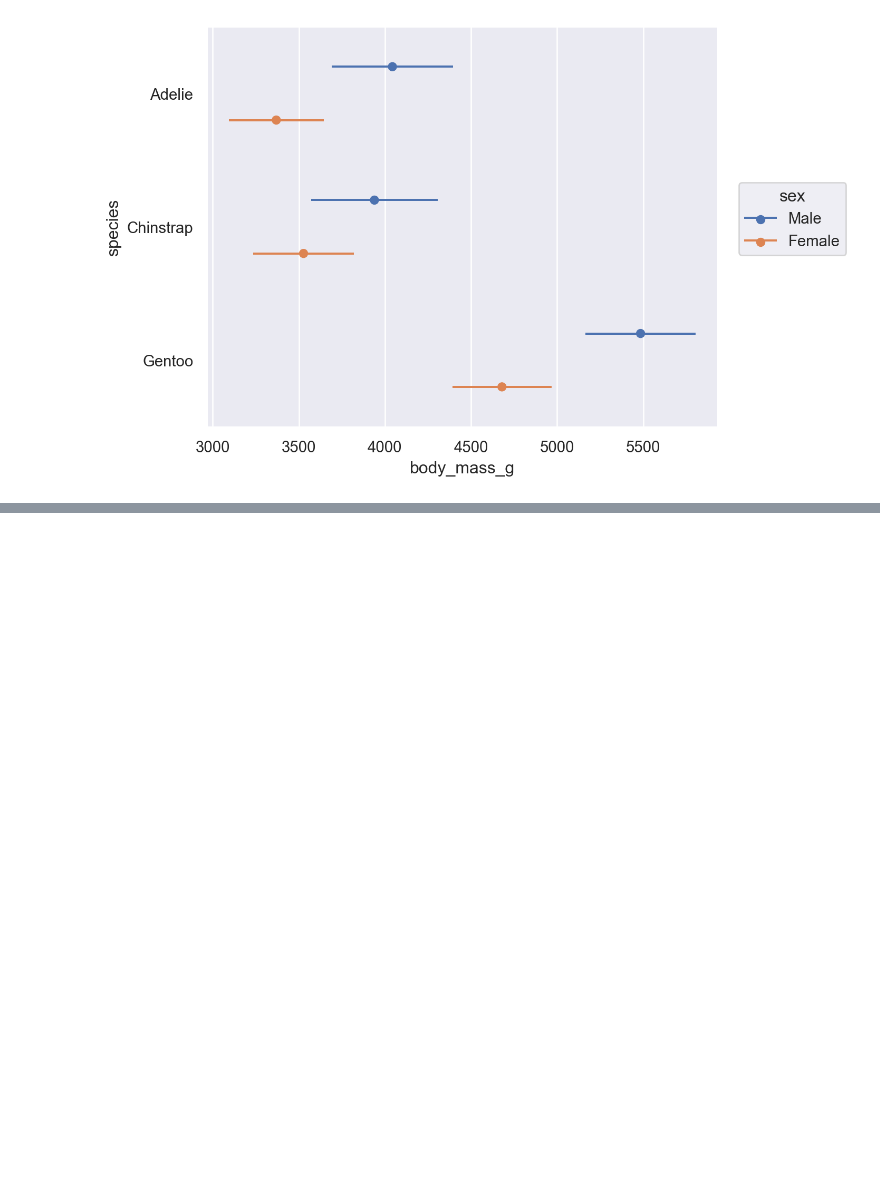
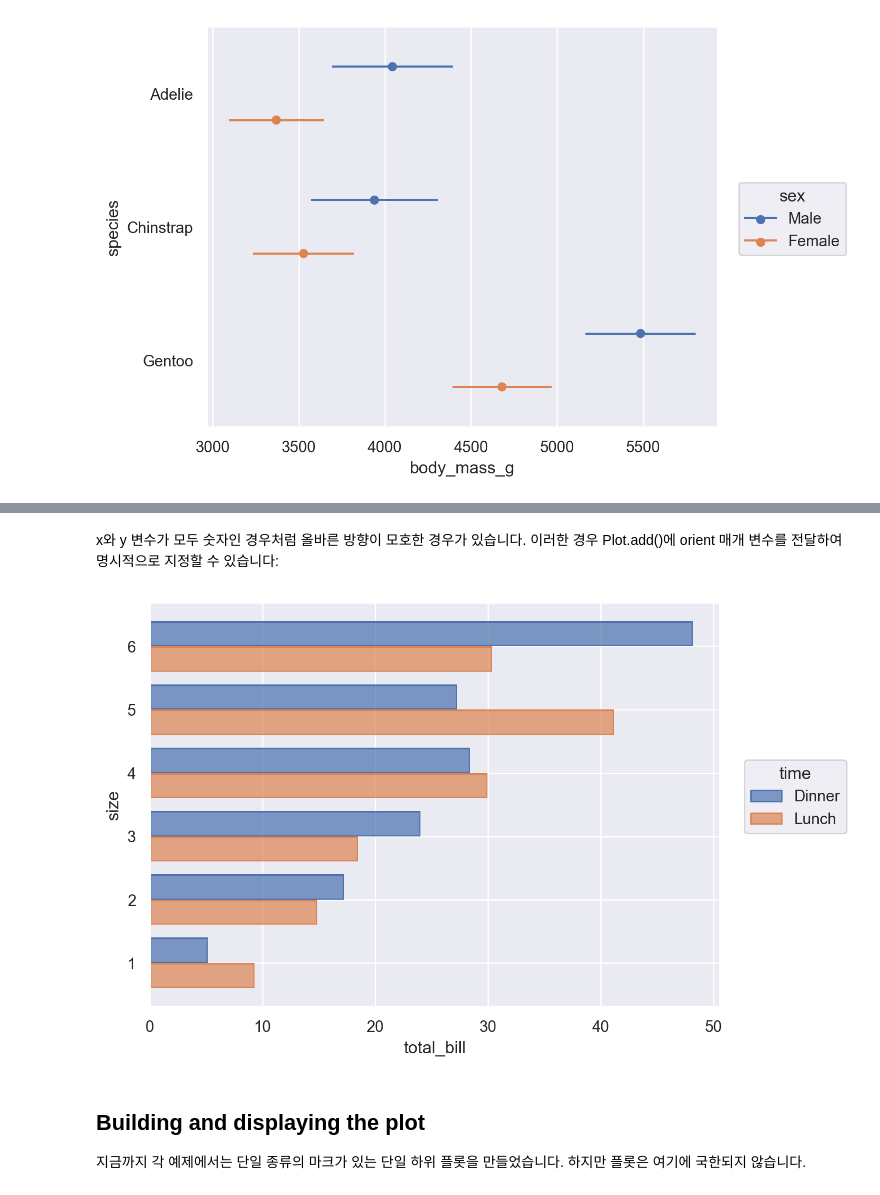
Before and after one commit to Choseyeonshay/seaborntutorial, a Jupyter notebook: 7. Objects interface.ipynb, the cells around one changed output, grey strips where cells are left out. Saved outputs shown, nothing was run; the diff lists cells and outputs as text; code cells hidden in the pictures; blank space fills up the shorter version.

```diff
--- a/7. Objects interface.ipynb
+++ b/7. Objects interface.ipynb
@@ -23,3 +23,6 @@ penguins.head()
 | 2 | Adelie | Torgersen | 40.3 | 18.0 | 195.0 | 3250.0 | Female |
 | 3 | Adelie | Torgersen | NaN | NaN | NaN | NaN | NaN |
 | 4 | Adelie | Torgersen | 36.7 | 19.3 | 193.0 | 3450.0 | Female |
+# %%
+tips = sns.load_dataset("tips")
+tips.head()
@@ -205,0 +227,13 @@ Agg 통계는 x와 y가 모두 이미 정의되어 있어야 하지만 통계
+# %% [markdown]
+x와 y 변수가 모두 숫자인 경우처럼 올바른 방향이 모호한 경우가 있습니다. 이러한 경우 Plot.add()에 orient 매개 변수를 전달하여 명시적으로 지정할 수 있습니다:
+# %%
+(
+    so.Plot(tips, x="total_bill", y="size", color="time")
+    .add(so.Bar(), so.Agg(), so.Dodge(), orient="y")
+)
+# %% [output]
+[figure, added]
+# %% [markdown]
+## Building and displaying the plot
+
+지금까지 각 예제에서는 단일 종류의 마크가 있는 단일 하위 플롯을 만들었습니다. 하지만 플롯은 여기에 국한되지 않습니다.
```
Also changed, not shown: parts of 3 cells of this notebook.
